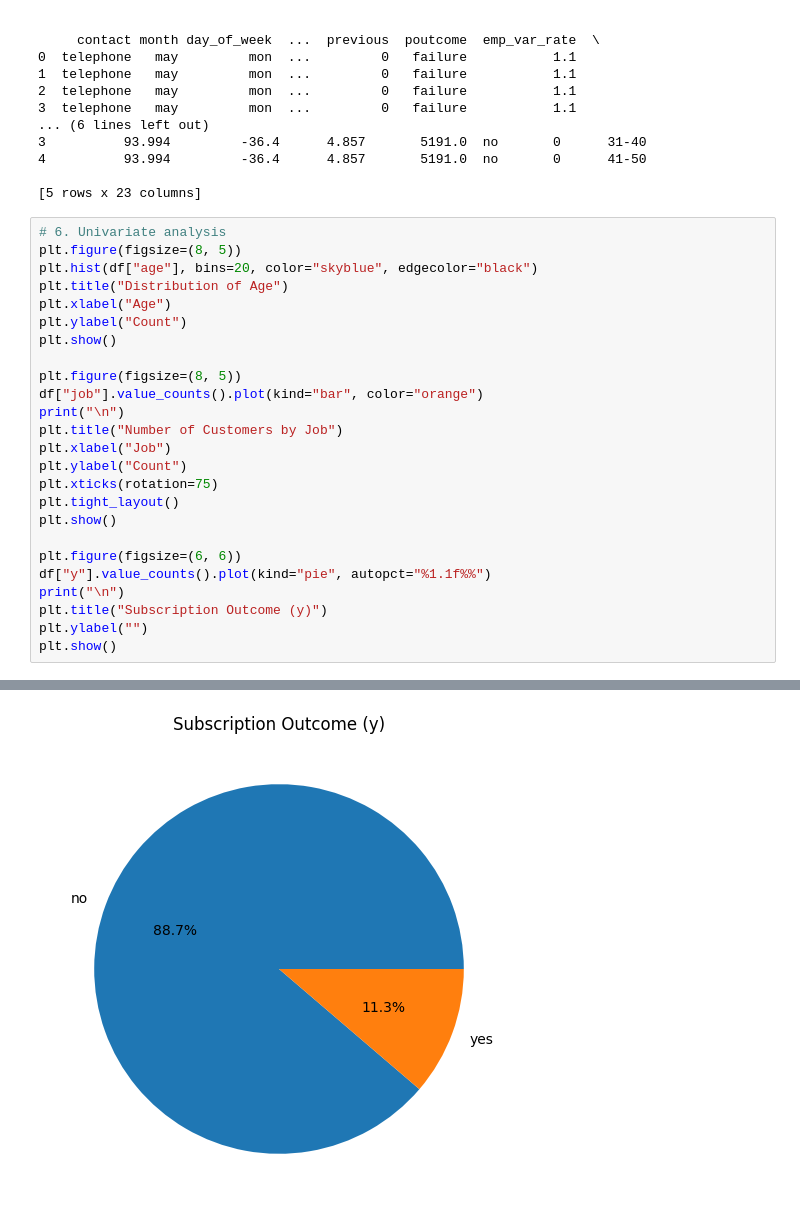
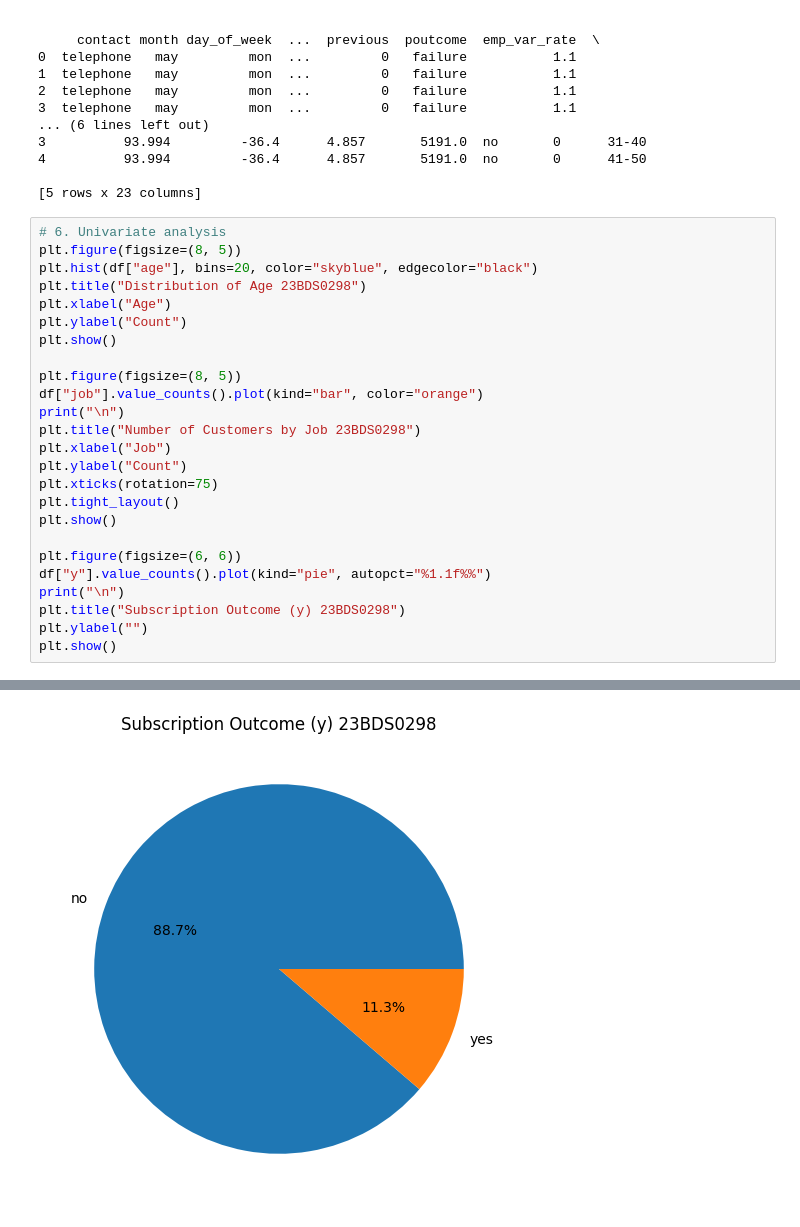
Before and after one commit to sadhaaa/sadhapaEDA, a Jupyter notebook: EDA_Phase1.ipynb, the cells around one changed output, grey strips where cells are left out. Drawn from its saved outputs; the diff is of its cells as text.

```diff
--- a/EDA_Phase1.ipynb
+++ b/EDA_Phase1.ipynb
@@ -122,7 +123,7 @@ print(df.head())
 # 6. Univariate analysis
 plt.figure(figsize=(8, 5))
 plt.hist(df["age"], bins=20, color="skyblue", edgecolor="black")
-plt.title("Distribution of Age")
+plt.title("Distribution of Age 23BDS0298")
 plt.xlabel("Age")
 plt.ylabel("Count")
 plt.show()
@@ -130,7 +131,7 @@ plt.show()
 plt.figure(figsize=(8, 5))
 df["job"].value_counts().plot(kind="bar", color="orange")
 print("\n")
-plt.title("Number of Customers by Job")
+plt.title("Number of Customers by Job 23BDS0298")
 plt.xlabel("Job")
 plt.ylabel("Count")
 plt.xticks(rotation=75)
@@ -140,7 +141,7 @@ plt.show()
 plt.figure(figsize=(6, 6))
 df["y"].value_counts().plot(kind="pie", autopct="%1.1f%%")
 print("\n")
-plt.title("Subscription Outcome (y)")
+plt.title("Subscription Outcome (y) 23BDS0298")
 plt.ylabel("")
 plt.show()
 # %% [output]
@@ -149,4 +150,4 @@ plt.show()
-[figure, old version]
+[figure, new version]
 # %%
 # 7. Bivariate analysis
 plt.figure(figsize=(8, 5))
```
Also changed, not shown: parts of 16 cells of this notebook.
